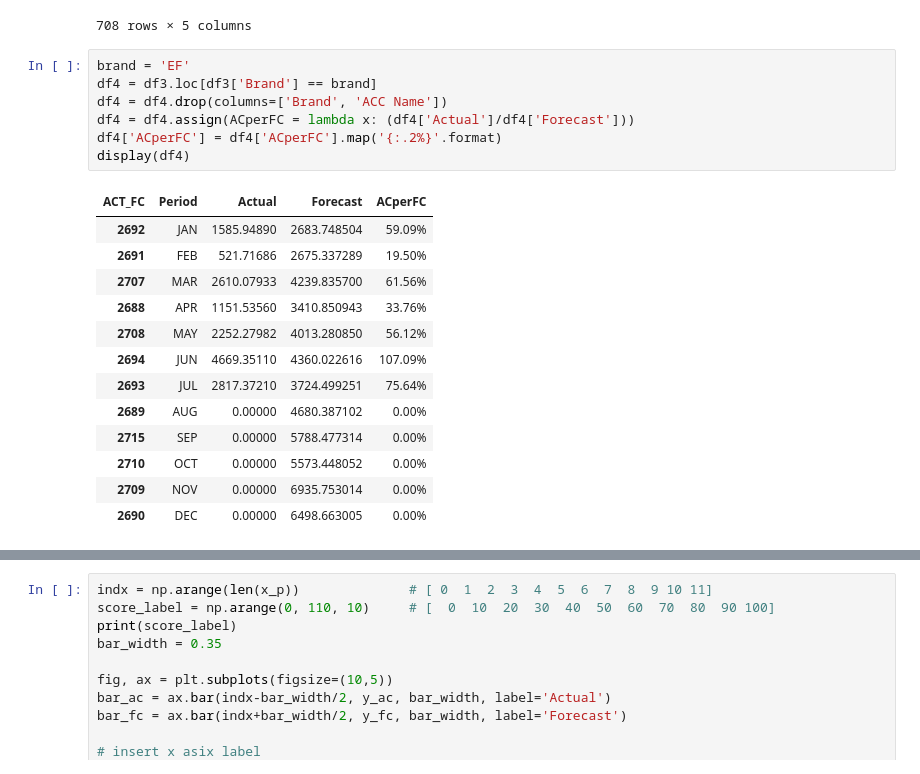
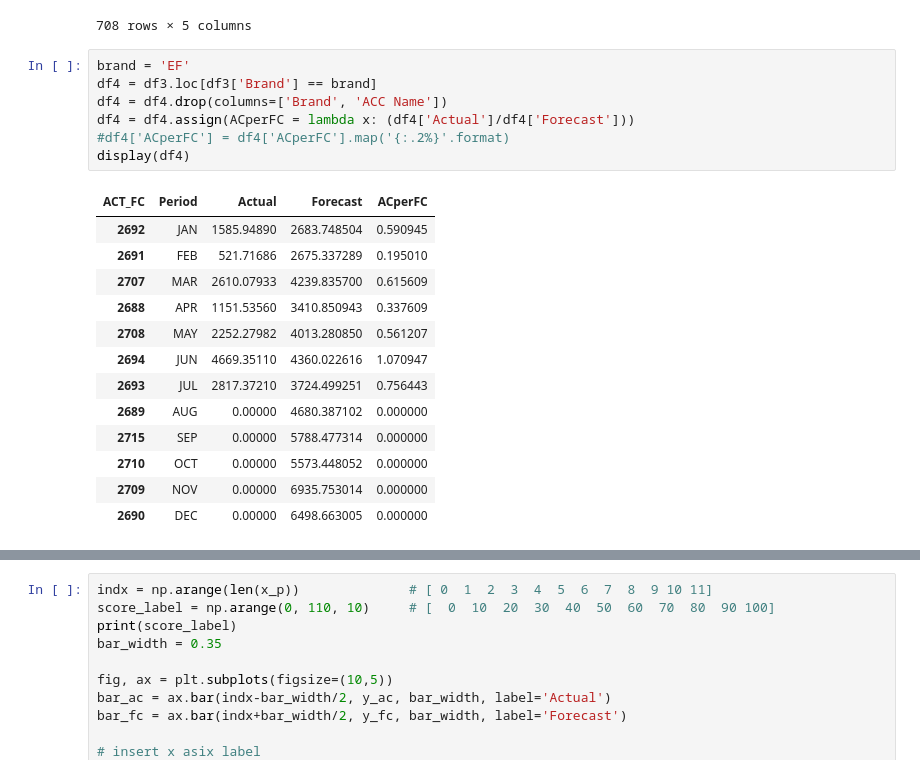
Before and after one commit to Aussachaa/SFG, a Jupyter notebook: jub.ipynb, the cells around one changed output, grey strips where cells are left out. Drawn from its saved outputs; the diff is of its cells as text.

```diff
--- a/jub.ipynb
+++ b/jub.ipynb
@@ -79,24 +79,24 @@ df3
 # %%
 brand = 'EF'
 df4 = df3.loc[df3['Brand'] == brand]
 df4 = df4.drop(columns=['Brand', 'ACC Name'])
 df4 = df4.assign(ACperFC = lambda x: (df4['Actual']/df4['Forecast']))
-df4['ACperFC'] = df4['ACperFC'].map('{:.2%}'.format)
+#df4['ACperFC'] = df4['ACperFC'].map('{:.2%}'.format)
 display(df4)
 # %% [output]
 | ACT_FC | Period | Actual | Forecast | ACperFC |
-| 2692 | JAN | 1585.94890 | 2683.748504 | 59.09% |
-| 2691 | FEB | 521.71686 | 2675.337289 | 19.50% |
-| 2707 | MAR | 2610.07933 | 4239.835700 | 61.56% |
-| 2688 | APR | 1151.53560 | 3410.850943 | 33.76% |
-| 2708 | MAY | 2252.27982 | 4013.280850 | 56.12% |
-| 2694 | JUN | 4669.35110 | 4360.022616 | 107.09% |
-| 2693 | JUL | 2817.37210 | 3724.499251 | 75.64% |
-| 2689 | AUG | 0.00000 | 4680.387102 | 0.00% |
-| 2715 | SEP | 0.00000 | 5788.477314 | 0.00% |
-| 2710 | OCT | 0.00000 | 5573.448052 | 0.00% |
-| 2709 | NOV | 0.00000 | 6935.753014 | 0.00% |
-| 2690 | DEC | 0.00000 | 6498.663005 | 0.00% |
+| 2692 | JAN | 1585.94890 | 2683.748504 | 0.590945 |
+| 2691 | FEB | 521.71686 | 2675.337289 | 0.195010 |
+| 2707 | MAR | 2610.07933 | 4239.835700 | 0.615609 |
+| 2688 | APR | 1151.53560 | 3410.850943 | 0.337609 |
+| 2708 | MAY | 2252.27982 | 4013.280850 | 0.561207 |
+| 2694 | JUN | 4669.35110 | 4360.022616 | 1.070947 |
+| 2693 | JUL | 2817.37210 | 3724.499251 | 0.756443 |
+| 2689 | AUG | 0.00000 | 4680.387102 | 0.000000 |
+| 2715 | SEP | 0.00000 | 5788.477314 | 0.000000 |
+| 2710 | OCT | 0.00000 | 5573.448052 | 0.000000 |
+| 2709 | NOV | 0.00000 | 6935.753014 | 0.000000 |
+| 2690 | DEC | 0.00000 | 6498.663005 | 0.000000 |
 # %%
 x_p = df4['Period']
 y_ac = df4['Actual']
```
Also changed, not shown: parts of 1 cell of this notebook, 1 other file.
